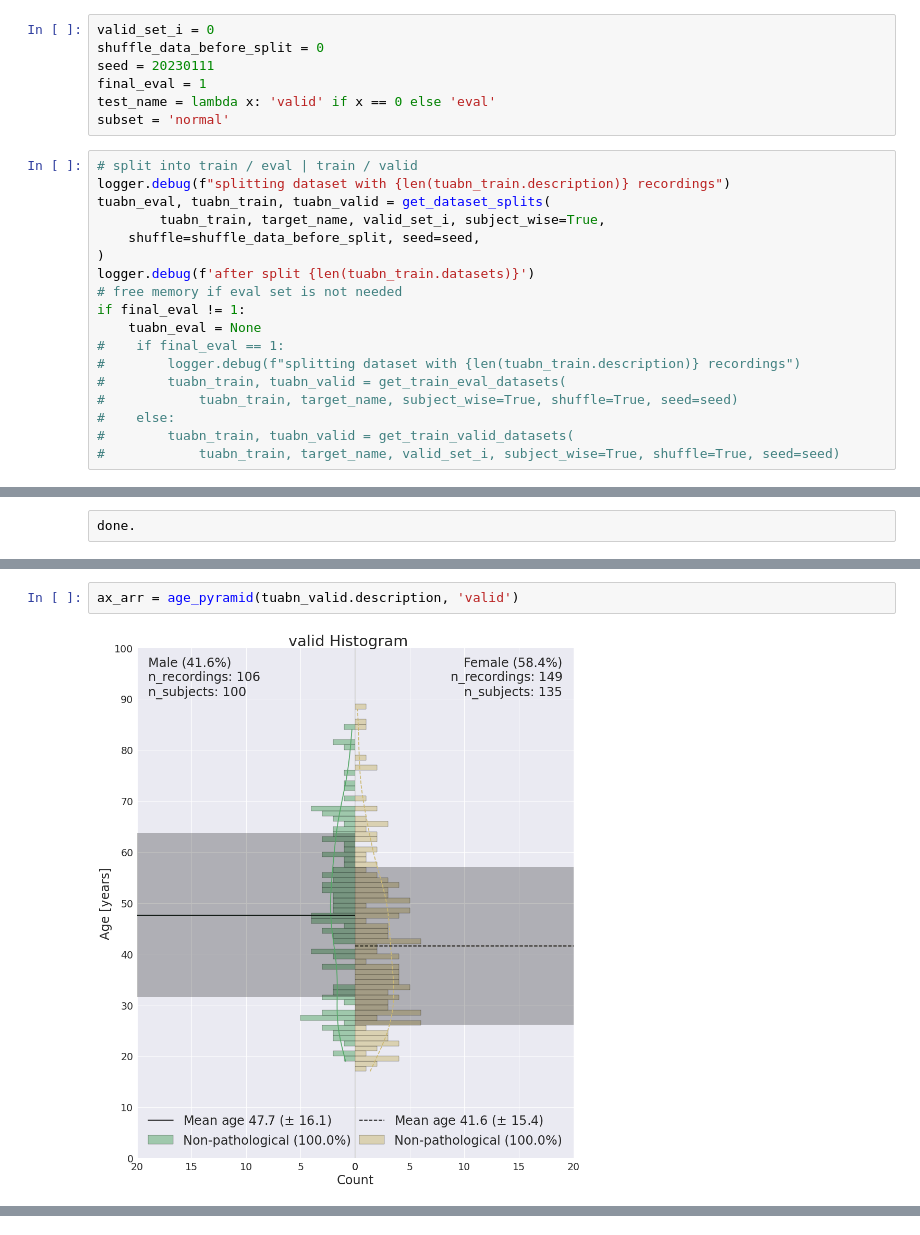
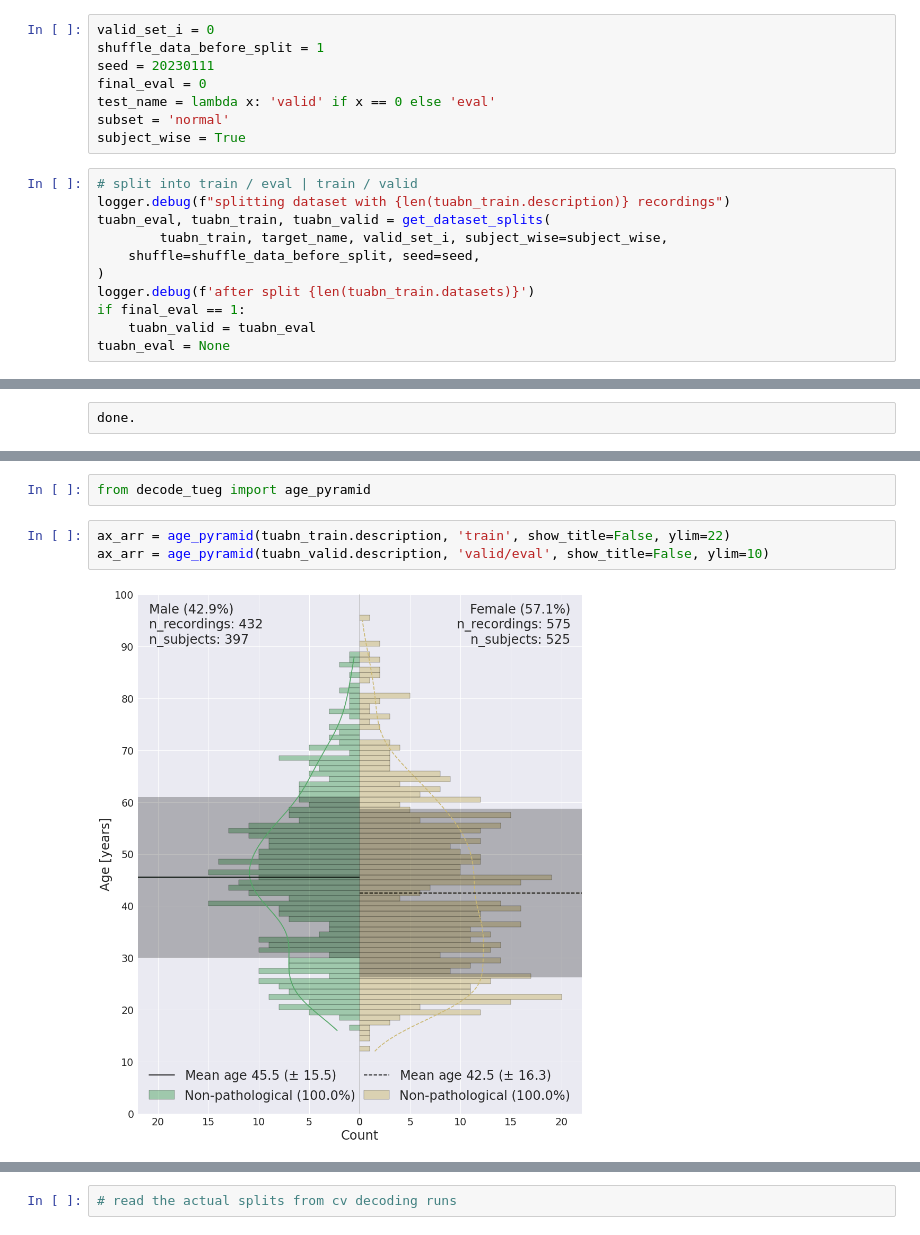
Before and after one commit to gemeinl/eeg-brain-age, a Jupyter notebook: sampling_splitting.ipynb, the cells around one changed output, grey strips where cells are left out. Drawn from its saved outputs; the diff is of its cells as text.

```diff
--- a/sampling_splitting.ipynb
+++ b/sampling_splitting.ipynb
@@ -702,27 +705,21 @@ from decode_tueg import get_dataset_splits, subselect
 # %%
 valid_set_i = 0
-shuffle_data_before_split = 0
+shuffle_data_before_split = 1
 seed = 20230111
-final_eval = 1
+final_eval = 0
 test_name = lambda x: 'valid' if x == 0 else 'eval'
 subset = 'normal'
+subject_wise = True
 # %%
 # split into train / eval | train / valid
 logger.debug(f"splitting dataset with {len(tuabn_train.description)} recordings")
 tuabn_eval, tuabn_train, tuabn_valid = get_dataset_splits(
-        tuabn_train, target_name, valid_set_i, subject_wise=True,
+        tuabn_train, target_name, valid_set_i, subject_wise=subject_wise,
     shuffle=shuffle_data_before_split, seed=seed,
 )
 logger.debug(f'after split {len(tuabn_train.datasets)}')
-# free memory if eval set is not needed
-if final_eval != 1:
-    tuabn_eval = None
-#    if final_eval == 1:
-#        logger.debug(f"splitting dataset with {len(tuabn_train.description)} recordings")
-#        tuabn_train, tuabn_valid = get_train_eval_datasets(
-#            tuabn_train, target_name, subject_wise=True, shuffle=True, seed=seed)
-#    else:
-#        tuabn_train, tuabn_valid = get_train_valid_datasets(
-#            tuabn_train, target_name, valid_set_i, subject_wise=True, shuffle=True, seed=seed)
+if final_eval == 1:
+    tuabn_valid = tuabn_eval
+tuabn_eval = None
 # %% [output]
 DEBUG:root:splitting dataset with 2718 recordings
@@ -785,4 +776,7 @@ ax_arr = age_pyramid(tuabn_train.description, 'train')
-# %%
-ax_arr = age_pyramid(tuabn_valid.description, 'valid')
-# %% [output]
-[figure, removed]
+# %%
+from decode_tueg import age_pyramid
+# %%
+ax_arr = age_pyramid(tuabn_train.description, 'train', show_title=False, ylim=22)
+ax_arr = age_pyramid(tuabn_valid.description, 'valid/eval', show_title=False, ylim=10)
+# %% [output]
+[figure, added]
@@ -788,0 +784,2 @@ ax_arr = age_pyramid(tuabn_valid.description, 'valid')
+# %%
+# read the actual splits from cv decoding runs
```
Also changed, not shown: parts of 12 cells of this notebook, 6 other files.
